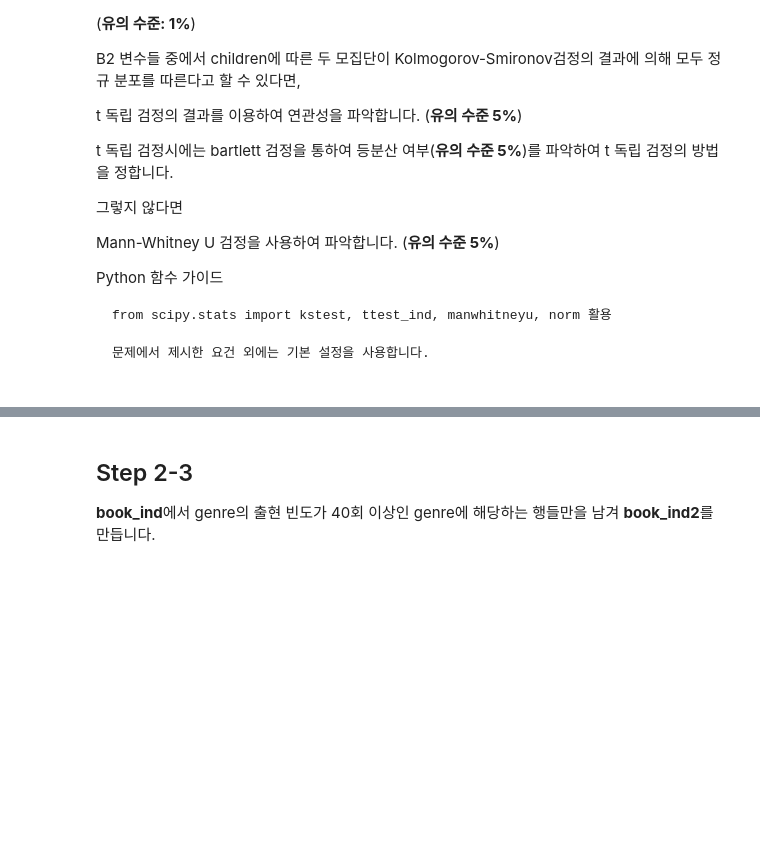
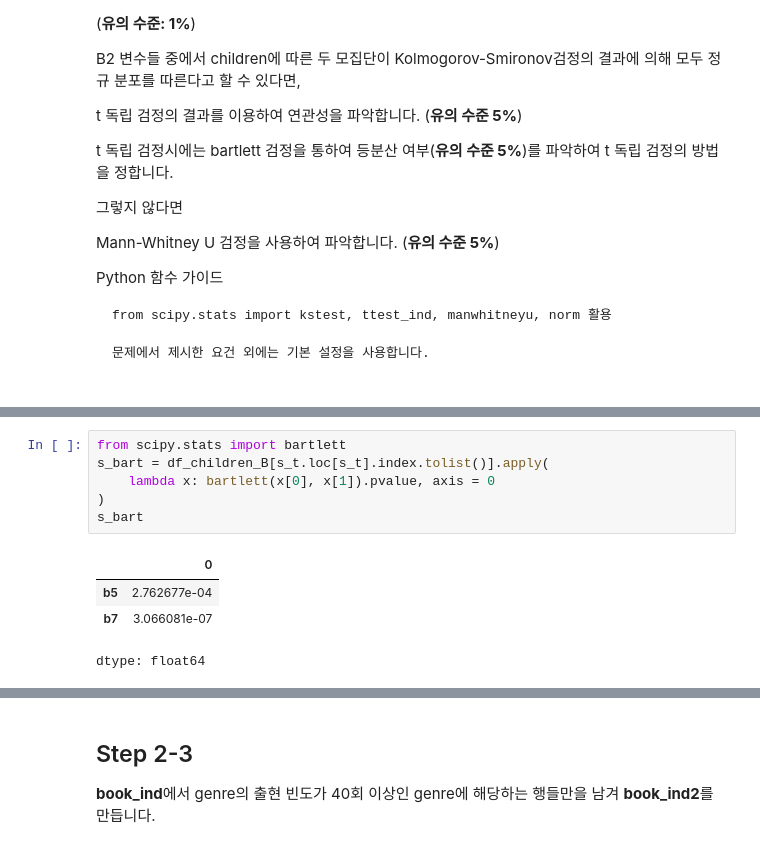
Before and after one commit to sunkusun9/DS_prob1_2510, a Jupyter notebook: prob_solution.ipynb, the cells around one changed output, grey strips where cells are left out. Drawn from its saved outputs; the diff is of its cells as text; blank space fills up the shorter version.

```diff
--- a/prob_solution.ipynb
+++ b/prob_solution.ipynb
@@ -1038,0 +1083,11 @@ from scipy.stats import kstest, ttest_ind, manwhitneyu, norm 활용
+# %%
+from scipy.stats import bartlett
+s_bart = df_children_B[s_t.loc[s_t].index.tolist()].apply(
+    lambda x: bartlett(x[0], x[1]).pvalue, axis = 0
+)
+s_bart
+# %% [output]
+|  | 0 |
+| b5 | 2.762677e-04 |
+| b7 | 3.066081e-07 |
+dtype: float64
```
Also changed, not shown: parts of 9 cells of this notebook.
